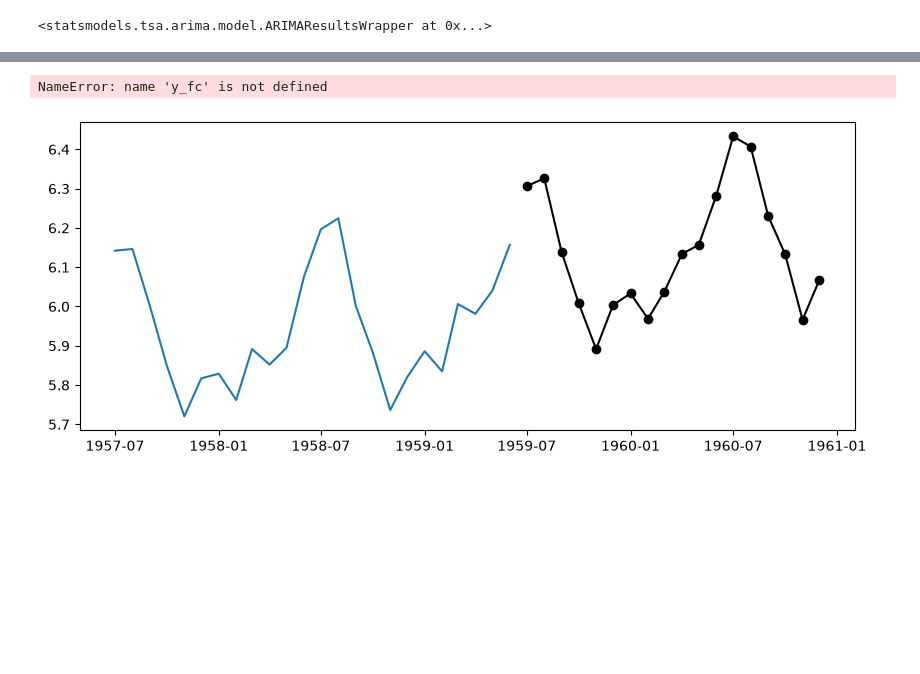
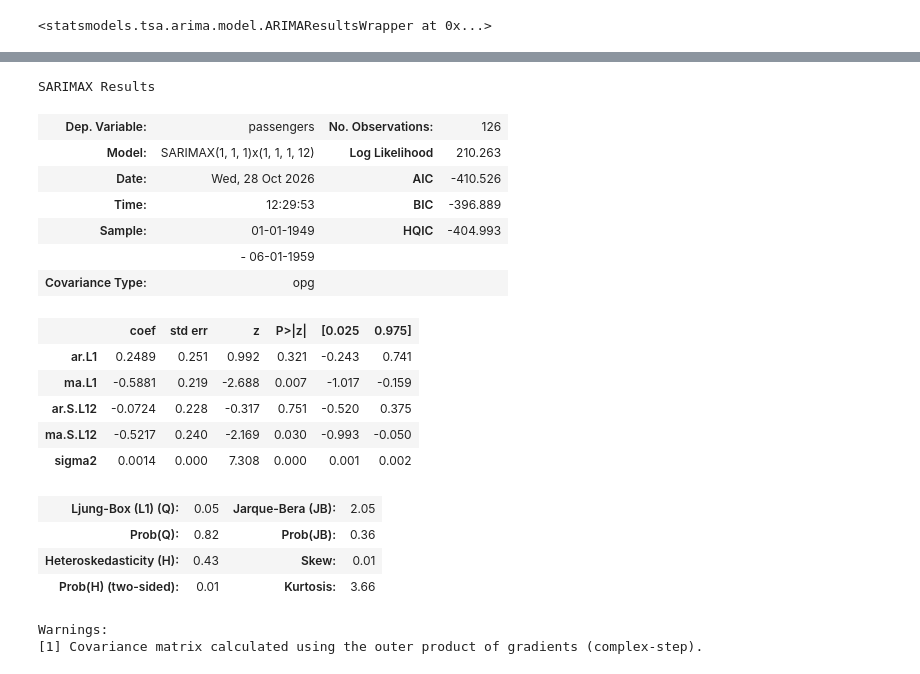
Before and after one commit to harshrathi0010-web/ML-practice, a Jupyter notebook: TSA 1.ipynb, the cells around one changed output, grey strips where cells are left out. Saved outputs shown, nothing was run; the diff lists cells and outputs as text; code cells hidden in the pictures; blank space fills up the shorter version.

```diff
--- a/TSA 1.ipynb
+++ b/TSA 1.ipynb
@@ -184,12 +194,0 @@ plt.show()
-# %%
-plt.figure(figsize=(10, 4))
-plt.plot(train["passengers"][-24:], label="Train (last 2 years)")
-plt.plot(test["passengers"], label="Actual (test)", color="black", marker="o")
-plt.plot(y_fc, label="ARIMA forecast", linestyle="--", marker="s", color="tab:orange")
-plt.legend()
-plt.grid(True, alpha=0.3)
-plt.title("Zoom: last 18 months")
-plt.show()
-# %% [output]
-NameError: name 'y_fc' is not defined
-[figure, removed]
@@ -195,0 +197,25 @@ NameError: name 'y_fc' is not defined
+# %%
+sarima=SARIMAX(train,order=(1,1,1),seasonal_order=(1,1,1,12)).fit()
+# %%
+sarima.summary()
+# %% [output]
+SARIMAX Results
+| Dep. Variable: | passengers | No. Observations: | 126 |
+| Model: | SARIMAX(1, 1, 1)x(1, 1, 1, 12) | Log Likelihood | 210.263 |
+| Date: | Wed, 28 Oct 2026 | AIC | -410.526 |
+| Time: | 12:29:53 | BIC | -396.889 |
+| Sample: | 01-01-1949 | HQIC | -404.993 |
+|  | - 06-01-1959 |  |  |
+| Covariance Type: | opg |  |  |
+|  | coef | std err | z | P>|z| | [0.025 | 0.975] |
+| ar.L1 | 0.2489 | 0.251 | 0.992 | 0.321 | -0.243 | 0.741 |
+| ma.L1 | -0.5881 | 0.219 | -2.688 | 0.007 | -1.017 | -0.159 |
+| ar.S.L12 | -0.0724 | 0.228 | -0.317 | 0.751 | -0.520 | 0.375 |
+| ma.S.L12 | -0.5217 | 0.240 | -2.169 | 0.030 | -0.993 | -0.050 |
+| sigma2 | 0.0014 | 0.000 | 7.308 | 0.000 | 0.001 | 0.002 |
+| Ljung-Box (L1) (Q): | 0.05 | Jarque-Bera (JB): | 2.05 |
+| Prob(Q): | 0.82 | Prob(JB): | 0.36 |
+| Heteroskedasticity (H): | 0.43 | Skew: | 0.01 |
+| Prob(H) (two-sided): | 0.01 | Kurtosis: | 3.66 |
+Warnings:
+[1] Covariance matrix calculated using the outer product of gradients (complex-step).
```
Also changed, not shown: parts of 12 cells of this notebook.
